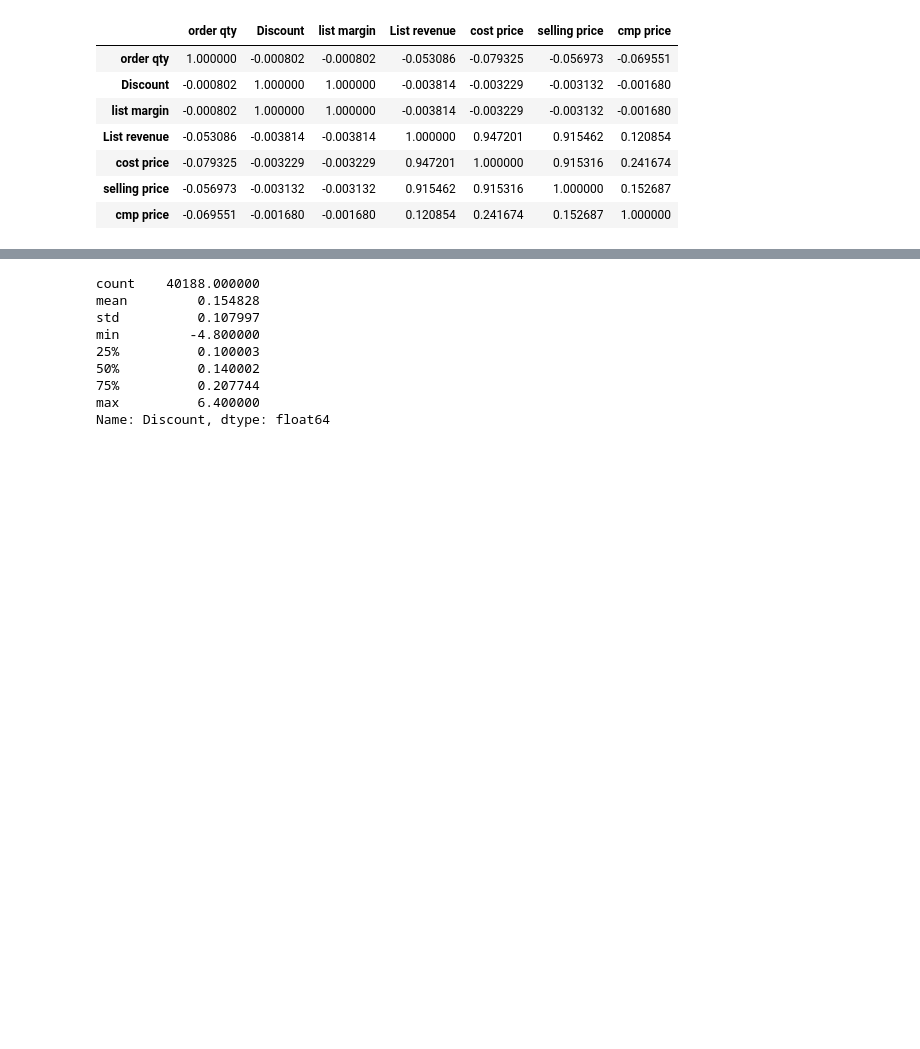
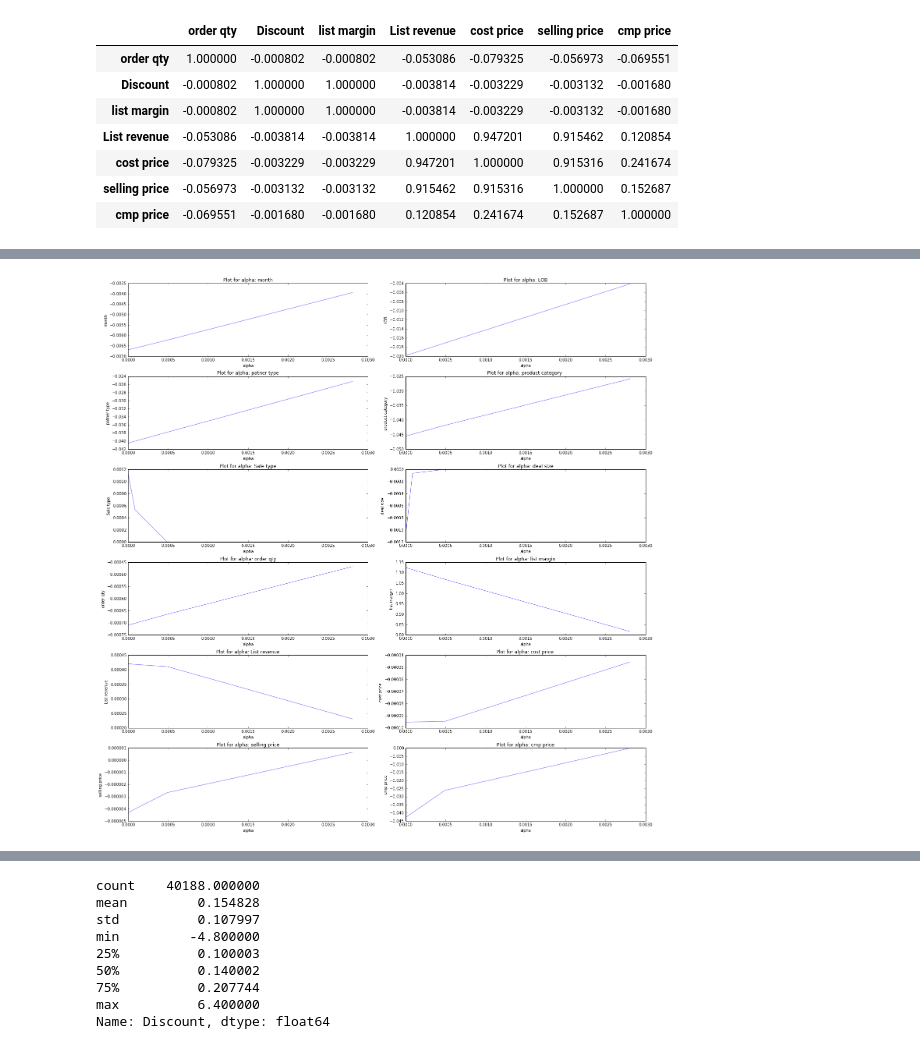
Before and after one commit to sahilmakkar1983/PocAndTrials, a Jupyter notebook: trials/python/Product_discount_analysis.ipynb, the cells around one changed output, grey strips where cells are left out. Drawn from its saved outputs; the diff is of its cells as text; code cells hidden in the pictures; blank space fills up the shorter version.

```diff
--- a/trials/python/Product_discount_analysis.ipynb
+++ b/trials/python/Product_discount_analysis.ipynb
@@ -122,0 +209,2 @@ CustomerDataTemp = CustomerDataTemp[-CustomerDataTemp['Discount'].isin(_b)]
+# %%
+CustomerDataTemp.reset_index(drop=True,inplace=True)
@@ -122,0 +433,18 @@ CustomerDataTemp = CustomerDataTemp[-CustomerDataTemp['Discount'].isin(_b)]
+# %%
+# Let's try different values of alpha
+#print (CustomerDataTempEncoded.columns)
+columnsAlphaTable = ['month', 'LOB', 'patner type', 'product category ', 'Sale type',
+                     'deal size', 'order qty', 'list margin', 'List revenue',
+                     'cost price ', 'selling price', 'cmp price', 'alpha']
+#print (columnsAlphaTable)
+saveAlphaVsCoeff = pd.DataFrame(columns=columnsAlphaTable)
+#print (saveAlphaVsCoeff)
+alphas = np.logspace(-20,2,30)
+for index,alpha in enumerate(alphas):
+    clf = linear_model.Lasso(alpha=alpha,fit_intercept=False)
+    clf.fit(CustomerDataTempEncoded,Discount)
+    _coefList = clf.coef_.tolist()
+    #print(_coefList)
+    _coefList.append(alpha)
+    #print (_coefList)
+    saveAlphaVsCoeff.loc[index] = _coefList
@@ -122,0 +487,34 @@ CustomerDataTemp = CustomerDataTemp[-CustomerDataTemp['Discount'].isin(_b)]
+# %%
+#saveAlphaVsCoeff
+#plt.figure(figsize=(50,50))
+#print saveAlphaVsCoeff[CustomerDataTempEncoded.columns.values.tolist()].head(5)
+#print (CustomerDataTempEncoded.columns.values.tolist())
+'''
+for val in CustomerDataTempEncoded.columns.values.tolist():
+    plt.plot(saveAlphaVsCoeff['alpha'],saveAlphaVsCoeff[val],"--")
+    plt.axis([0, 150, -2, 2])
+    #plt.legend(CustomerDataTempEncoded.columns.values.tolist(),loc=2)
+    plt.legend(CustomerDataTempEncoded.columns.values.tolist(),
+           bbox_to_anchor=(0., 1.02, 1., .102), loc=3,
+           ncol=2, mode="expand", borderaxespad=0.)
+    plt.ylabel("Coeff")
+    plt.xlabel("alpha")
+'''
+f,((ax1,ax2),(ax3,ax4),(ax5,ax6),(ax7,ax8), (ax9,ax10),(ax11,ax12))=plt.subplots(6,2,figsize=(20, 20))
+axis = [ax1, ax2, ax3, ax4,ax5,ax6,ax7,ax8,ax9,ax10,ax11,ax12]
+# filter out list margin non-zeros
+tmp = saveAlphaVsCoeff[saveAlphaVsCoeff['list margin' ] != 0]
+
+for oindex,oval in enumerate(CustomerDataTempEncoded.columns.values.tolist()):
+    #plt.subplot(val)
+    #axis[oindex].axis([0, 150, -2, 2])
+    axis[oindex].plot(tmp['alpha'],tmp[oval],alpha=.6)
+    #plt.plot(data['x'],data['y'],'.')
+    axis[oindex].set_title('Plot for alpha: {}'.format(oval))
+    axis[oindex].set_xlabel('alpha')
+    axis[oindex].set_ylabel(oval)
+
+plt.tight_layout()
+plt.savefig('all_Lasso_test_plot.png', dpi=300)
+# %% [output]
+[figure, added]
```
Also changed, not shown: parts of 53 cells of this notebook.
